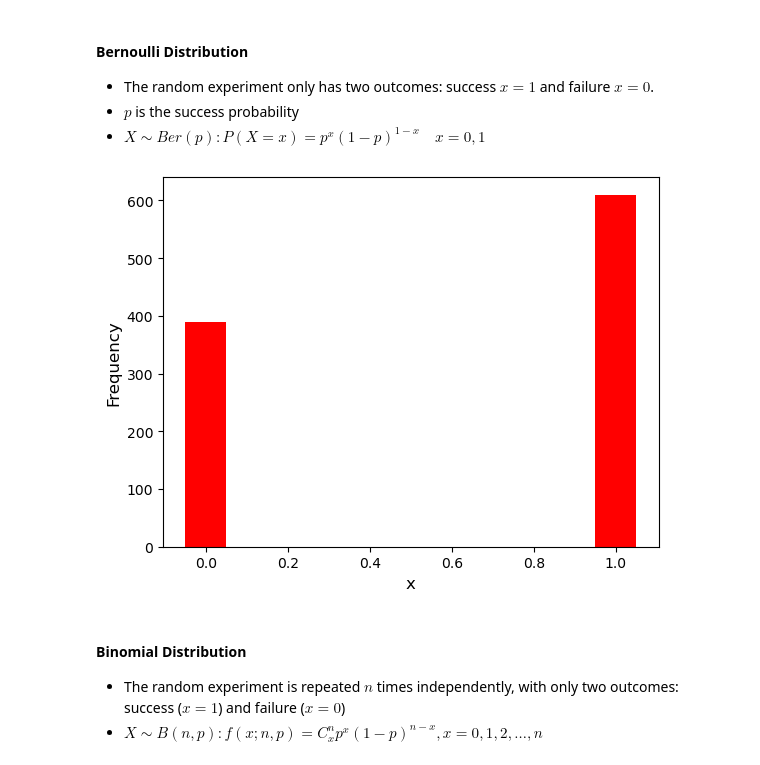
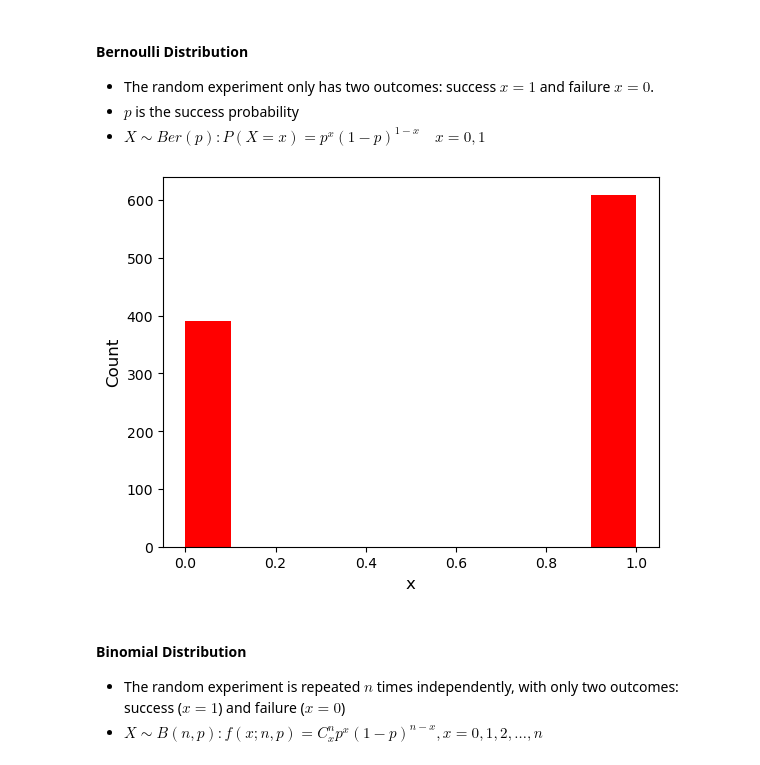
Before and after one commit to keithchugg/ee499_ml_spring23, a Jupyter notebook: 3_probabilityTheory.ipynb, the cells around one changed output. Cells and saved outputs as stored; diff of their text form; code cells hidden in the pictures.

```diff
--- a/3_probabilityTheory.ipynb
+++ b/3_probabilityTheory.ipynb
@@ -101,12 +101,13 @@ Discrete random variables
 # %%
 from scipy.stats import bernoulli
 data_bern = bernoulli.rvs(size=1000,p=0.6)
-plt.bar(Counter(data_bern).keys(), Counter(data_bern).values(), width = 0.1, color='red')
+# plt.bar(Counter(data_bern).keys(), Counter(data_bern).values(), width = 0.1, color='red')
+_ = plt.hist(data_bern, color='red')
 plt.xlabel('x', fontsize=12)
-plt.ylabel('Frequency', fontsize=12)
+plt.ylabel('Count', fontsize=12)
 plt.show()
 # %% [output]
-[figure, old version]
+[figure, new version]
 # %% [markdown]
 #### Binomial Distribution
 
```
Also changed, not shown: parts of 6 cells of this notebook.
